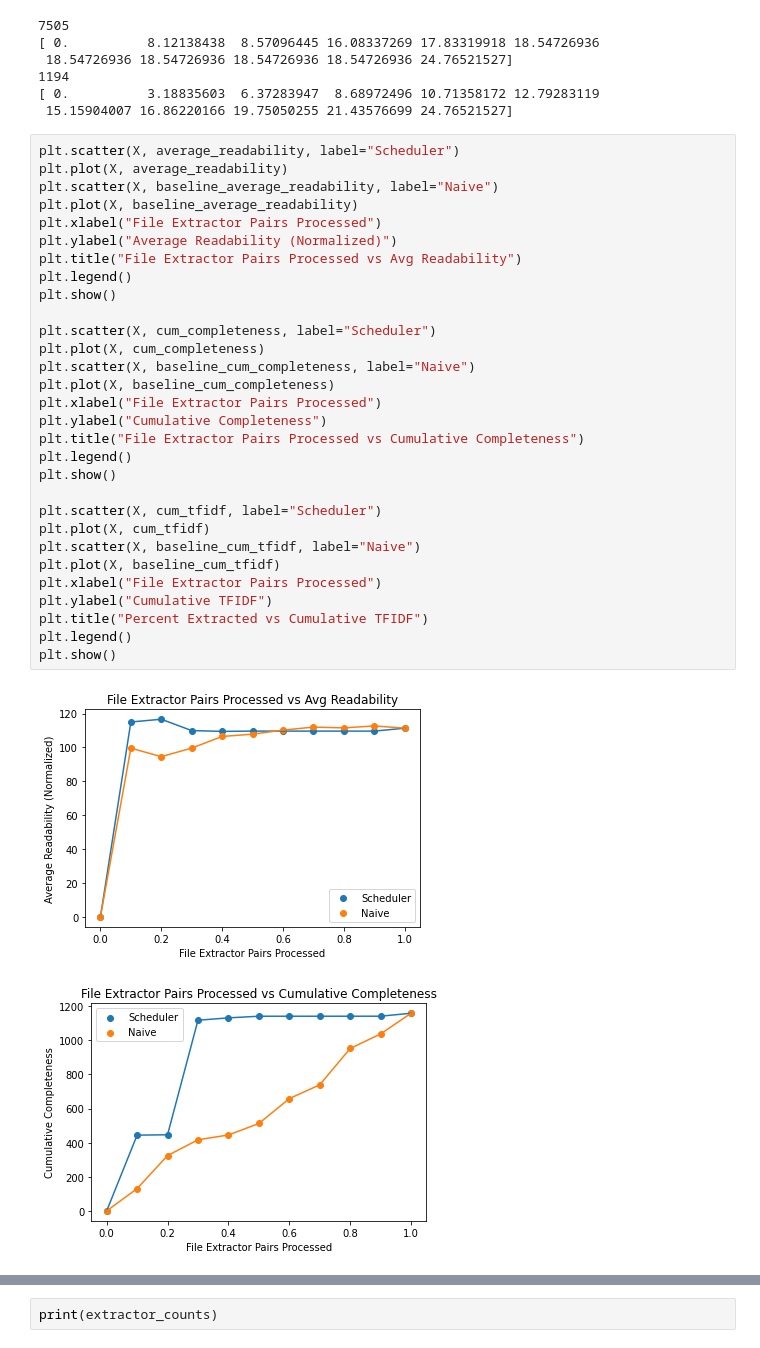
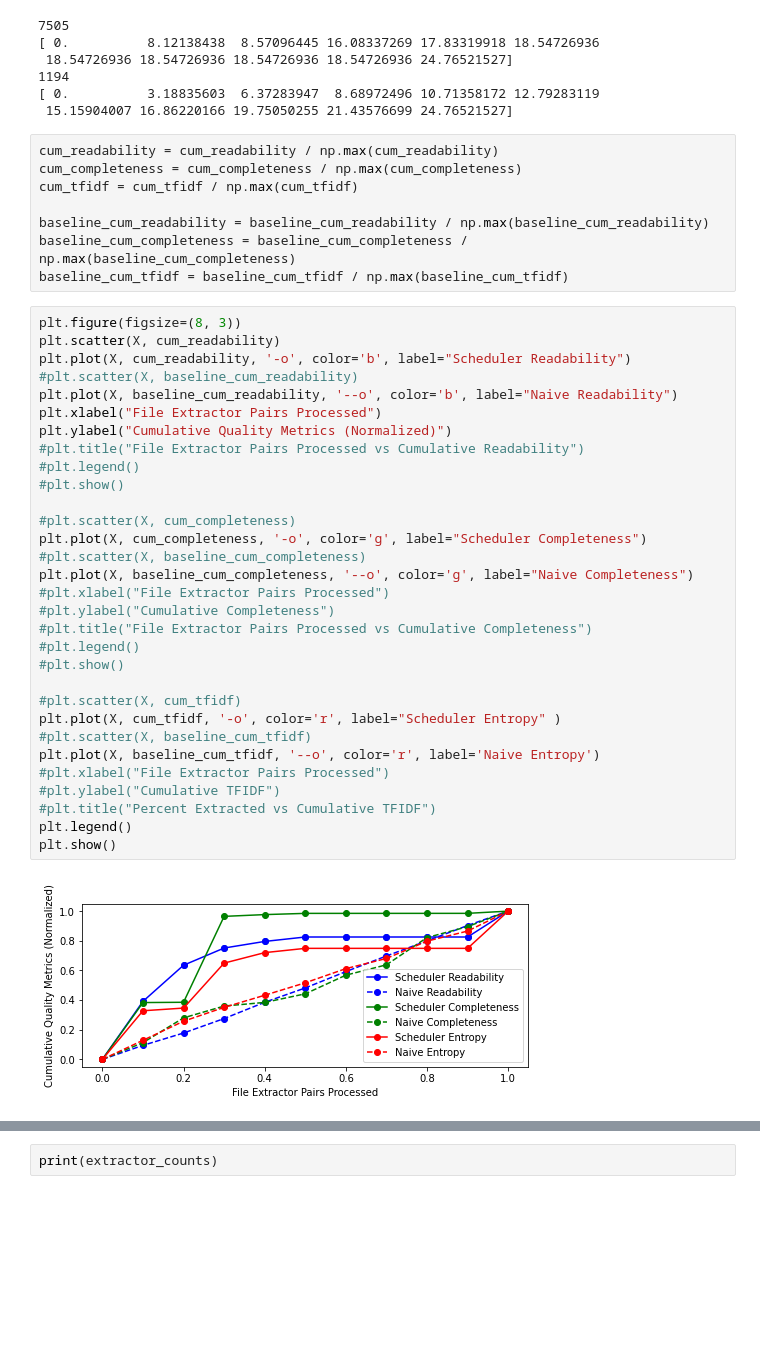
Before and after one commit to xtracthub/xtract-sampler, a Jupyter notebook: Scheduler/dequeue_analysis.ipynb, the cells around one changed output, grey strips where cells are left out. Saved outputs shown, nothing was run; the diff lists cells and outputs as text; blank space fills up the shorter version.

```diff
--- a/Scheduler/dequeue_analysis.ipynb
+++ b/Scheduler/dequeue_analysis.ipynb
@@ -429,36 +463,44 @@ print(baseline_cum_tfidf)
 1194
 [ 0.          3.18835603  6.37283947  8.68972496 10.71358172 12.79283119
  15.15904007 16.86220166 19.75050255 21.43576699 24.76521527]
+# %%
+cum_readability = cum_readability / np.max(cum_readability)
+cum_completeness = cum_completeness / np.max(cum_completeness)
+cum_tfidf = cum_tfidf / np.max(cum_tfidf)
+
+baseline_cum_readability = baseline_cum_readability / np.max(baseline_cum_readability)
+baseline_cum_completeness = baseline_cum_completeness / np.max(baseline_cum_completeness)
+baseline_cum_tfidf = baseline_cum_tfidf / np.max(baseline_cum_tfidf)
 # %%
-plt.scatter(X, average_readability, label="Scheduler")
-plt.plot(X, average_readability)
-plt.scatter(X, baseline_average_readability, label="Naive")
-plt.plot(X, baseline_average_readability)
+plt.figure(figsize=(8, 3))
+plt.scatter(X, cum_readability)
+plt.plot(X, cum_readability, '-o', color='b', label="Scheduler Readability")
+#plt.scatter(X, baseline_cum_readability)
+plt.plot(X, baseline_cum_readability, '--o', color='b', label="Naive Readability")
 plt.xlabel("File Extractor Pairs Processed")
-plt.ylabel("Average Readability (Normalized)")
-plt.title("File Extractor Pairs Processed vs Avg Readability")
+plt.ylabel("Cumulative Quality Metrics (Normalized)")
+#plt.title("File Extractor Pairs Processed vs Cumulative Readability")
+#plt.legend()
+#plt.show()
+
+#plt.scatter(X, cum_completeness)
+plt.plot(X, cum_completeness, '-o', color='g', label="Scheduler Completeness")
+#plt.scatter(X, baseline_cum_completeness)
+plt.plot(X, baseline_cum_completeness, '--o', color='g', label="Naive Completeness")
+#plt.xlabel("File Extractor Pairs Processed")
+#plt.ylabel("Cumulative Completeness")
+#plt.title("File Extractor Pairs Processed vs Cumulative Completeness")
+#plt.legend()
+#plt.show()
+
+#plt.scatter(X, cum_tfidf)
+plt.plot(X, cum_tfidf, '-o', color='r', label="Scheduler Entropy" )
+#plt.scatter(X, baseline_cum_tfidf)
+plt.plot(X, baseline_cum_tfidf, '--o', color='r', label='Naive Entropy')
+#plt.xlabel("File Extractor Pairs Processed")
+#plt.ylabel("Cumulative TFIDF")
+#plt.title("Percent Extracted vs Cumulative TFIDF")
 plt.legend()
 plt.show()
-
-plt.scatter(X, cum_completeness, label="Scheduler")
-plt.plot(X, cum_completeness)
-plt.scatter(X, baseline_cum_completeness, label="Naive")
-plt.plot(X, baseline_cum_completeness)
-plt.xlabel("File Extractor Pairs Processed")
-plt.ylabel("Cumulative Completeness")
-plt.title("File Extractor Pairs Processed vs Cumulative Completeness")
-plt.legend()
-plt.show()
-
-plt.scatter(X, cum_tfidf, label="Scheduler")
-plt.plot(X, cum_tfidf)
-plt.scatter(X, baseline_cum_tfidf, label="Naive")
-plt.plot(X, baseline_cum_tfidf)
-plt.xlabel("File Extractor Pairs Processed")
-plt.ylabel("Cumulative TFIDF")
-plt.title("Percent Extracted vs Cumulative TFIDF")
-plt.legend()
-plt.show()
 # %% [output]
-[figure, old version]
+[figure, new version]
-[figure, removed]
```
Also changed, not shown: parts of 6 cells of this notebook, 2 other files.
